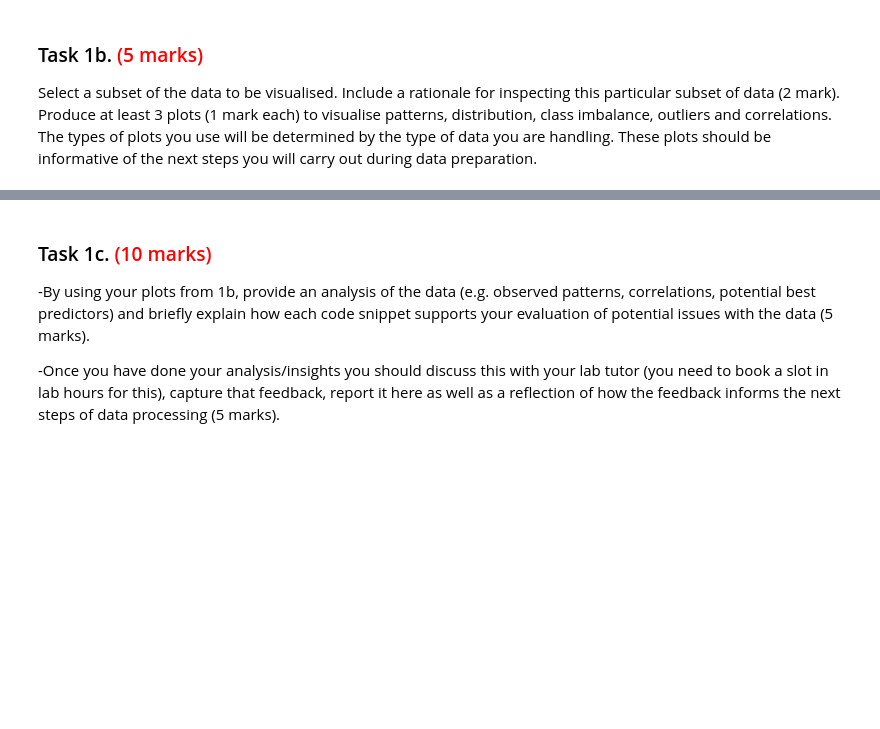
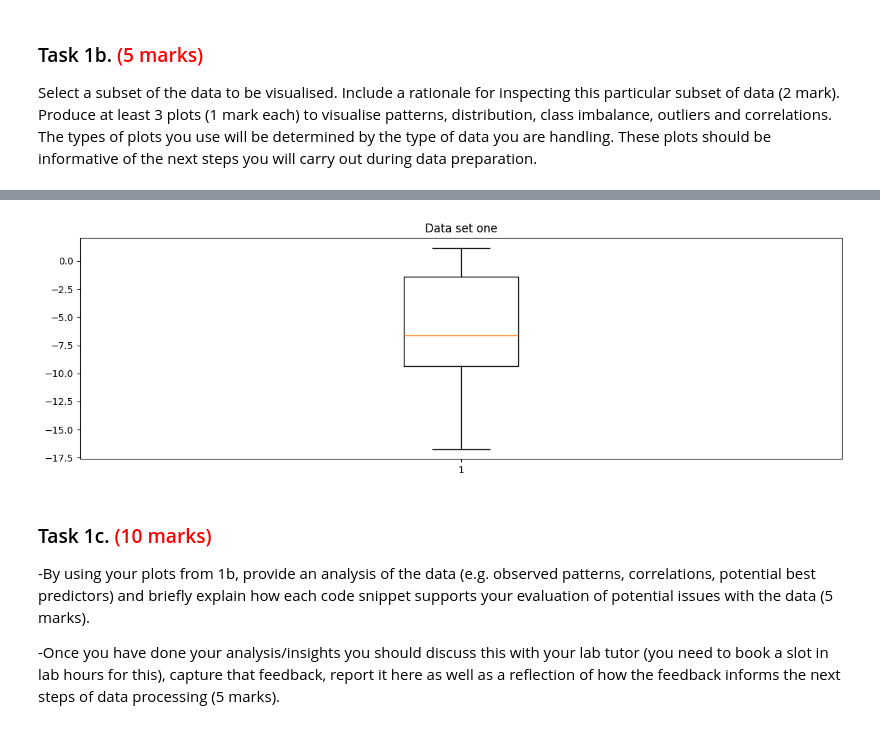
Before and after one commit to efyja15/ML4Eng, a Jupyter notebook: mmme4125_coursework_2026.ipynb, the cells around one changed output, grey strips where cells are left out. Cells and saved outputs as stored; diff of their text form; code cells hidden in the pictures; blank space fills up the shorter version.

```diff
--- a/mmme4125_coursework_2026.ipynb
+++ b/mmme4125_coursework_2026.ipynb
@@ -198,19 +259,22 @@ subset['IEFF'].head(10)
 # %%
 # Insert your code here for plot 3
 #Box plot to look for outlier data
 import matplotlib.pyplot as plt
 
-subset['IEFF'] = pd.to_numeric(subset['IEFF'], errors='coerce')
-subset['IEFF'].dtype
-fig, axes = plt.subplots(1, 2, figsize=(12, 4))
-#axes[0].boxplot(subset['INORM'], errors='coerce')
-axes[0].set_title("Before Cleaning")
+#subset['IEFF'] = pd.to_numeric(subset['IEFF'], errors='coerce')
+#subset['IEFF'].dtype
+signal = np.asarray(data.at[0, "signal"])
+fig, ax = plt.subplots(figsize=(12, 4))
+ax.boxplot(signal)
+ax.set_title("Data set one")
 
 
 
 
 plt.tight_layout()
 plt.show()
+# %% [output]
+[figure, added]
 # %%
 # you may include more plots that may be helpful for analysis
 # %% [markdown]
```
Also changed, not shown: parts of 7 cells of this notebook.
